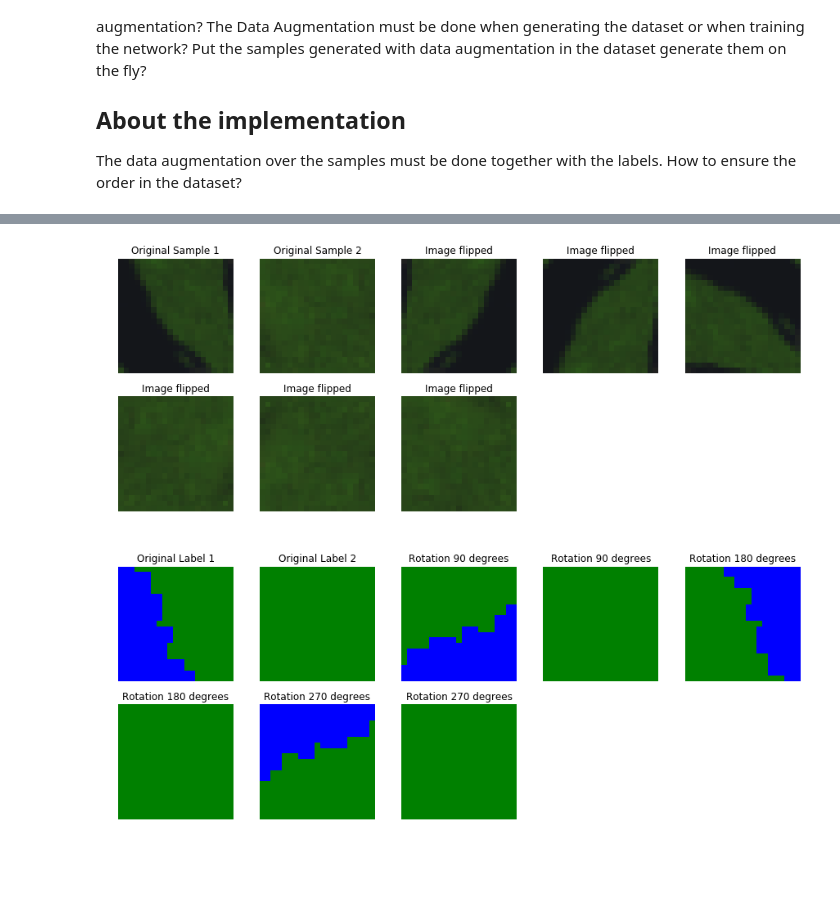
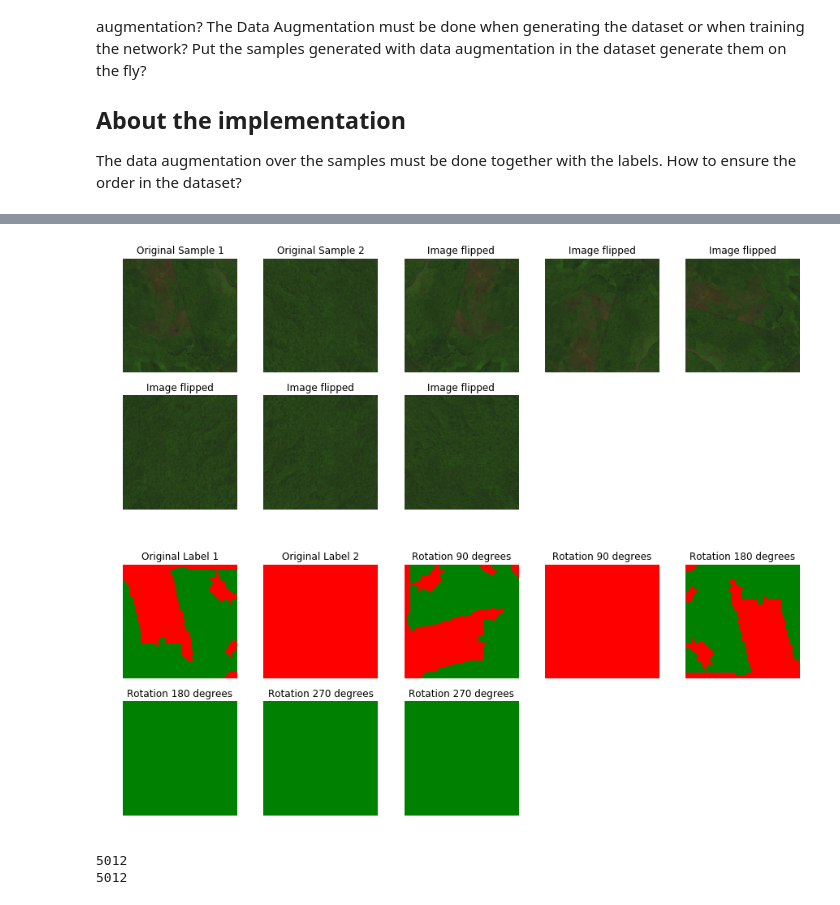
Before and after one commit to rvmaretto/deepgeo, a Jupyter notebook: notebooks/generate_samples_one_scene.ipynb, the cells around one changed output, grey strips where cells are left out. Cells and saved outputs as stored; diff of their text form; code cells hidden in the pictures; blank space fills up the shorter version.

```diff
--- a/notebooks/generate_samples_one_scene.ipynb
+++ b/notebooks/generate_samples_one_scene.ipynb
@@ -137,8 +141,8 @@ Their code must be moved to a .py file. Move it to the sampleGenerator? Or creat
 ## About the implementation
 The data augmentation over the samples must be done together with the labels. How to ensure the order in the dataset?
 # %%
-smp_imgs = samples["img_samples"][1887:1889]
-lbl_imgs = samples["labels"][1887:1889]
+smp_imgs = samples["img_samples"][2859:2861]
+lbl_imgs = samples["labels"][2859:2861]
 for idx in range(len(smp_imgs)):
     smp_imgs[idx] = skimage.img_as_float(smp_imgs[idx]).astype(np.float32)
 
@@ -152,6 +156,7 @@ for idx in range(len(smp_imgs)):
 
 angles = [90, 180, 270]
 rotated_imgs = dtaug.rotate_images(smp_imgs, angles)
+samples["img_samples"].extend(rotated_imgs)
 
 pos_ang = 0
 for idx in range(len(rotated_imgs)):
@@ -178,6 +183,7 @@ for idx in range(len(lbl_imgs)):
     plt.axis('off')
 
 rotated_lbls = dtaug.rotate_images(lbl_imgs, angles, data_type=np.int32)
+samples["labels"].extend(rotated_lbls)
 
 pos_ang = 0
 for idx in range(len(rotated_lbls)):
@@ -211,6 +217,7 @@ for idx in range(len(smp_imgs)):
     plt.axis('off')
 
 flipped_imgs = dtaug.flip_images(smp_imgs)
+samples["img_samples"].extend(flipped_imgs)
 
 for idx in range(len(flipped_imgs)):
     plt.subplot(5, 5, (idx + len(smp_imgs) + 1))
@@ -222,35 +229,42 @@ plt.figure(figsize=(15,15))
 
 for idx in range(len(lbl_imgs)):
     # Mounting the color map for this sample
     palette = []
     for val in np.unique(lbl_imgs):
         if not val == 255:
             palette.append(colorList[val])
     colorMap = ListedColormap(palette)
 
     plt.subplot(5, 5, (idx+1))
     plt.title('Original Label %d' % (idx + 1))
     plt.imshow(lbl_imgs[idx][:,:,0], interpolation='nearest', cmap = colorMap)
     plt.axis('off')
 
-flipped_imgs = dtaug.flip_images(lbl_imgs)
+flipped_lbls = dtaug.flip_images(lbl_imgs)
+samples["labels"].extend(flipped_lbls)
 
 pos_ang = 0
-for idx in range(len(rotated_lbls)):
+for idx in range(len(flipped_lbls)):
     if(idx % 2 == 0 and idx != 0):
         pos_ang = pos_ang + 1
 
     # Mounting the color map for this sample
     palette = []
-    for val in np.unique(rotated_lbls[idx]):
+    for val in np.unique(flipped_lbls[idx]):
         if not val == 255:
             palette.append(colorList[int(val)])
     colorMap = ListedColormap(palette)
 
     plt.subplot(5, 5, (idx + len(smp_imgs) + 1))
     plt.title("Rotation %d degrees" % (angles[pos_ang]))
     plt.imshow(rotated_lbls[idx][:,:,0], interpolation='nearest', cmap = colorMap)
     plt.axis('off')
 # %% [output]
-[figure, old version]
+[figure, new version]
-[figure, old version]
+[figure, new version]
+# %%
+print(len(samples["img_samples"]))
+print(len(samples["labels"]))
+# %% [output]
+5012
+5012
```
Also changed, not shown: parts of 5 cells of this notebook, 14 other files.
